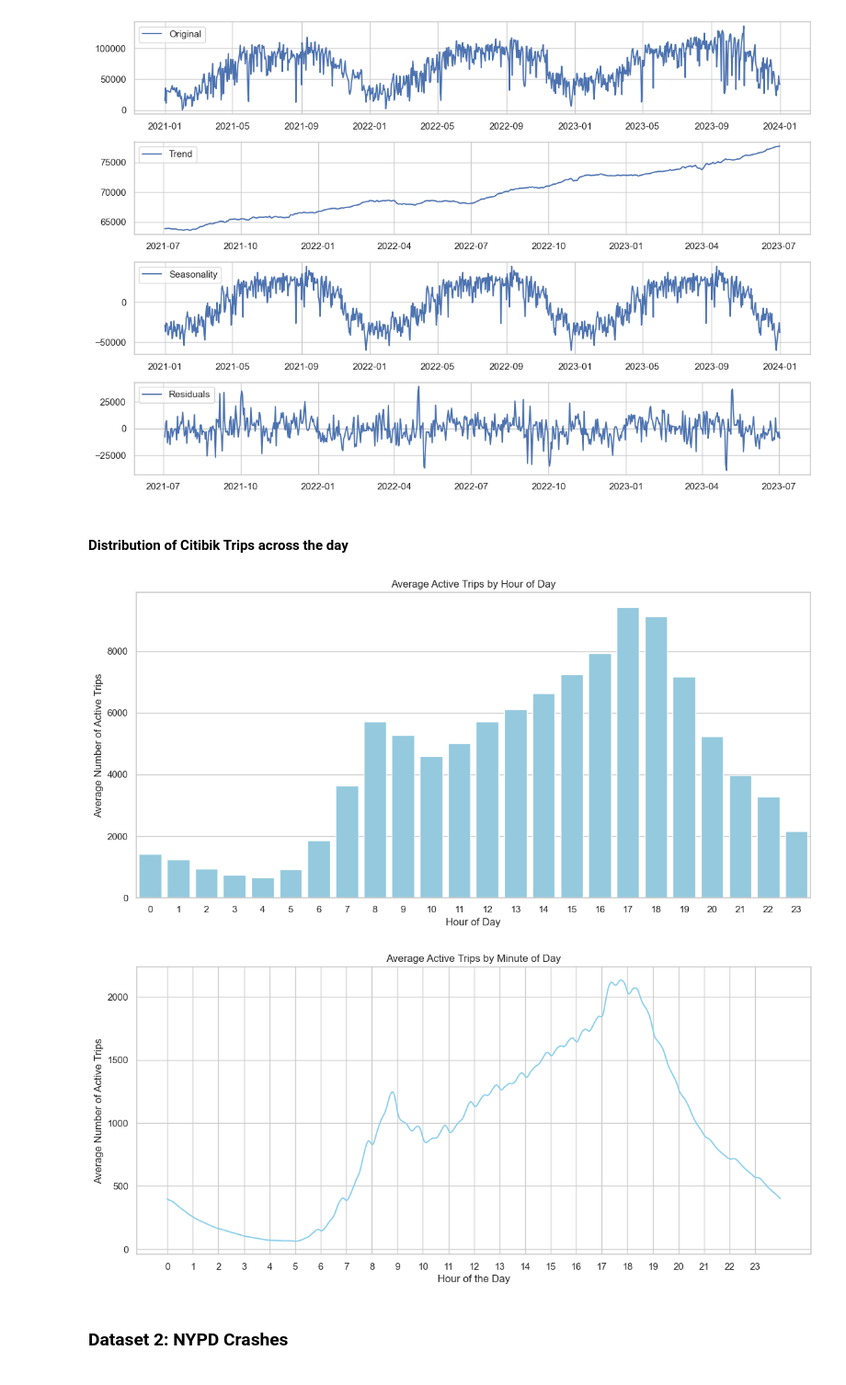
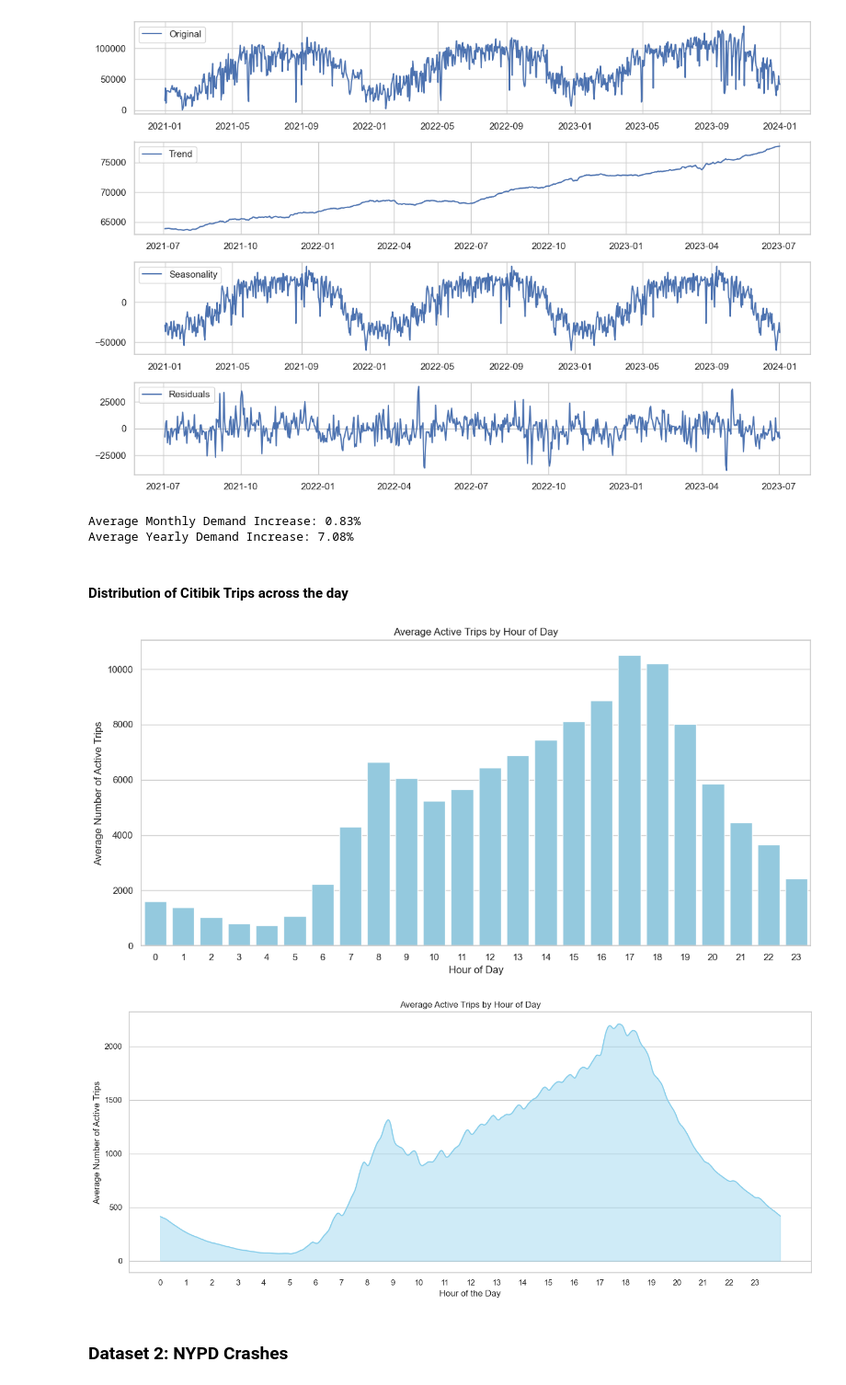
Before and after one commit to aziztnani/Citibike_insurance, a Jupyter notebook: notebooks/data_analysis.ipynb, the cells around one changed output. Shown at 92% size. Saved outputs shown, nothing was run; the diff lists cells and outputs as text; code cells hidden in the pictures.

```diff
--- a/notebooks/data_analysis.ipynb
+++ b/notebooks/data_analysis.ipynb
@@ -42,7 +47,7 @@ trip_data = trip_data.filter((F.col("date") >= "2023-01-01") & (F.col("date") <=
 
 # Filter out trips with a duration shorter then 5 mins and longer than 300 mins
 x_threshold = 300  # upper threshold
-y_threshold = 5    # lower threshold
+y_threshold = 3    # lower threshold
 trip_data = trip_data.withColumn(
     "duration_minutes",
     F.round((F.unix_timestamp("ended_at") - F.unix_timestamp("started_at")) / 60).cast("integer")
@@ -59,6 +64,7 @@ trip_data = trip_data.filter(
     (F.col("duration_minutes") >= y_threshold) & (F.col("duration_minutes") <= x_threshold)
 )
 print(f"Total number of filtered records: {trip_data.count()}")
+trip_data.show()
 # %% [output]
 Number of trips outside the 2023-2024 range: 56969248 (38.22%)
 We will discard these trips as we consider them outliers.
@@ -285,6 +294,23 @@ plt.savefig('../results/seasonality_trend_citibike.jpg')
 plt.show()
 # %% [output]
 [figure]
+# %%
+# Extract the trend component and drop NaN values
+trend = decomposition.trend.dropna()
+
+# Calculate monthly percentage increase by resampling to monthly frequency
+monthly_trend = trend.resample('ME').mean()
+monthly_percentage_increase = monthly_trend.pct_change().mean() * 100
+
+# Calculate yearly percentage increase by resampling to yearly frequency
+yearly_trend = trend.resample('YE').mean()
+yearly_percentage_increase = yearly_trend.pct_change().mean() * 100
+
+print(f"Average Monthly Demand Increase: {monthly_percentage_increase:.2f}%")
+print(f"Average Yearly Demand Increase: {yearly_percentage_increase:.2f}%")
+# %% [output]
+Average Monthly Demand Increase: 0.83%
+Average Yearly Demand Increase: 7.08%
 # %% [markdown]
 #### Distribution of Citibik Trips across the day
 # %%
@@ -323,10 +349,10 @@ plt.ylabel("Average Number of Active Trips")
 plt.title("Average Active Trips by Hour of Day")
 plt.xticks(range(0, 24))
 plt.tight_layout()
-plt.savefig('../results/aveg_active_trips_hourly.jpg')
+plt.savefig('../results/citibike_avg_active_trips_hourly.jpg')
 plt.show()
 # %% [output]
-[figure, old version]
+[figure, new version]
 # %%
 # Extract start and end minutes of the day and the respective dates
 trip_data = trip_data.withColumn("start_minute", F.hour("started_at") * 60 + F.minute("started_at"))
@@ -357,36 +383,39 @@ multi_day_trips = (
         )
         .when(
             F.col("day") == F.col("end_date"),
             F.expr("sequence(0, end_minute)")  # From beginning of day to end_minute
         )
         .otherwise(F.expr("sequence(0, 1439)"))  # Full day for middle days in multi-day trips
     )
     .select("day", "active_minutes")  # Only keep necessary columns
 )
 
 # Combine single-day and multi-day trips
 expanded_trip_data = single_day_trips.unionByName(multi_day_trips)
 
 # Expand trips to cover each active minute
 expanded_trip_data = expanded_trip_data.select("day", F.explode("active_minutes").alias("active_minute"))
 
 # Calculate average activity per minute
 minute_counts = expanded_trip_data.groupBy("active_minute").count()
 total_days = expanded_trip_data.select("day").distinct().count()
 minute_counts = minute_counts.withColumn("average_activity", F.col("count") / total_days)
 
 # Convert to Pandas for plotting
 minute_counts_pd = minute_counts.orderBy("active_minute").toPandas()
 
-sns.set_theme(style="whitegrid")
+sns.set_theme(style="whitegrid", rc={"axes.grid": True, "grid.linestyle": "-", "axes.grid.axis": "y"})
 plt.figure(figsize=(14, 6))
 sns.lineplot(data=minute_counts_pd, x="active_minute", y="average_activity", color="skyblue")
+plt.fill_between(minute_counts_pd["active_minute"], minute_counts_pd["average_activity"], color="skyblue", alpha=0.4)
 plt.xlabel("Hour of the Day")
 plt.ylabel("Average Number of Active Trips")
-plt.title("Average Active Trips by Minute of Day")
-plt.xticks(ticks=range(0, 1440, 60), labels=[f"{h}" for h in range(24)])  # Label each hour
+plt.title("Average Active Trips by Hour of Day")
+plt.xticks(ticks=range(0, 1440, 60), labels=[f"{h}" for h in range(24)])
+plt.tight_layout()
+plt.savefig('../results/citibike_avg_active_trips_hourly_per_minute.jpg')
 plt.show()
 # %% [output]
-[figure, old version]
+[figure, new version]
 # %% [markdown]
 ### Dataset 2: NYPD Crashes
```
Also changed, not shown: parts of 28 cells of this notebook, 15 other files.
